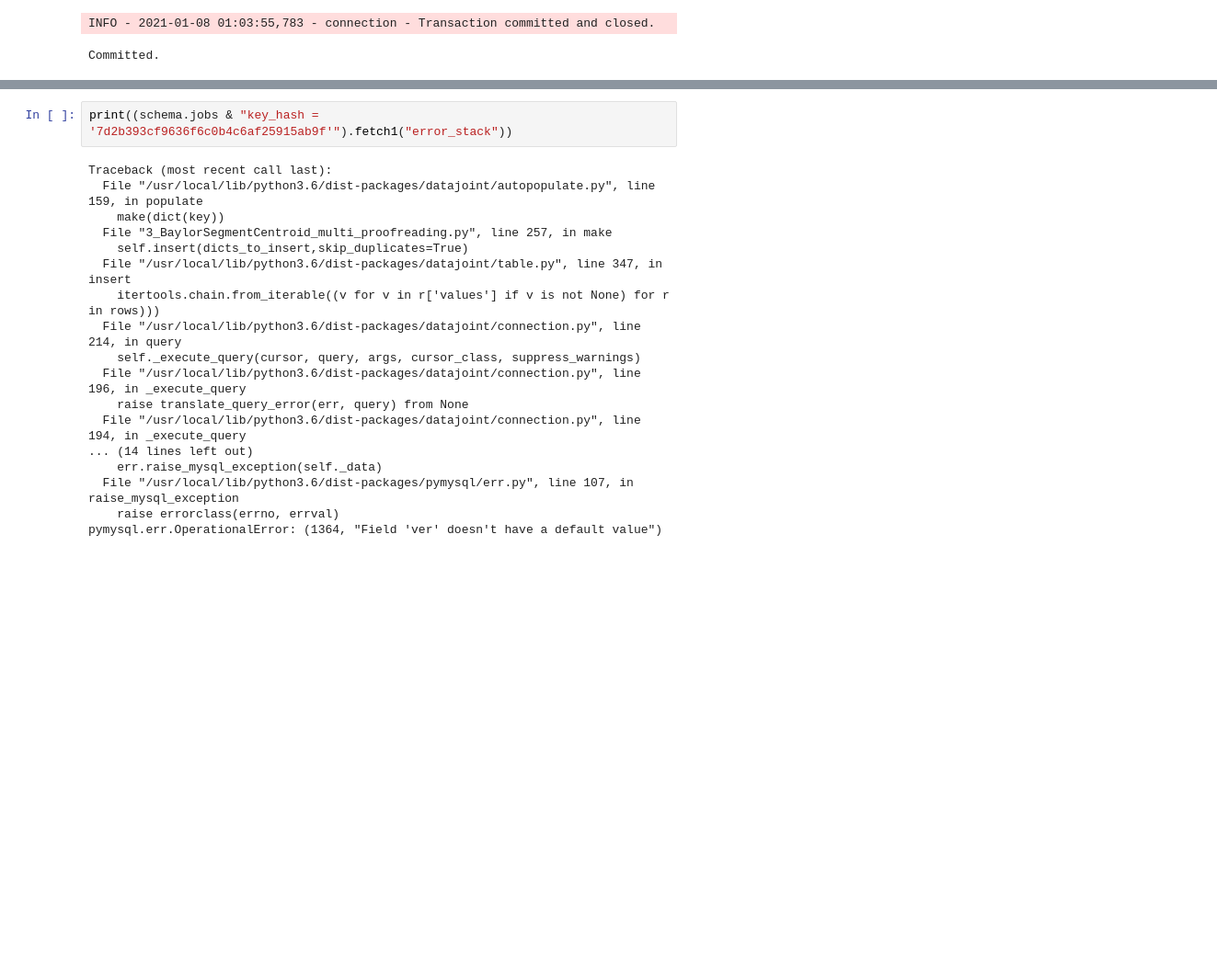
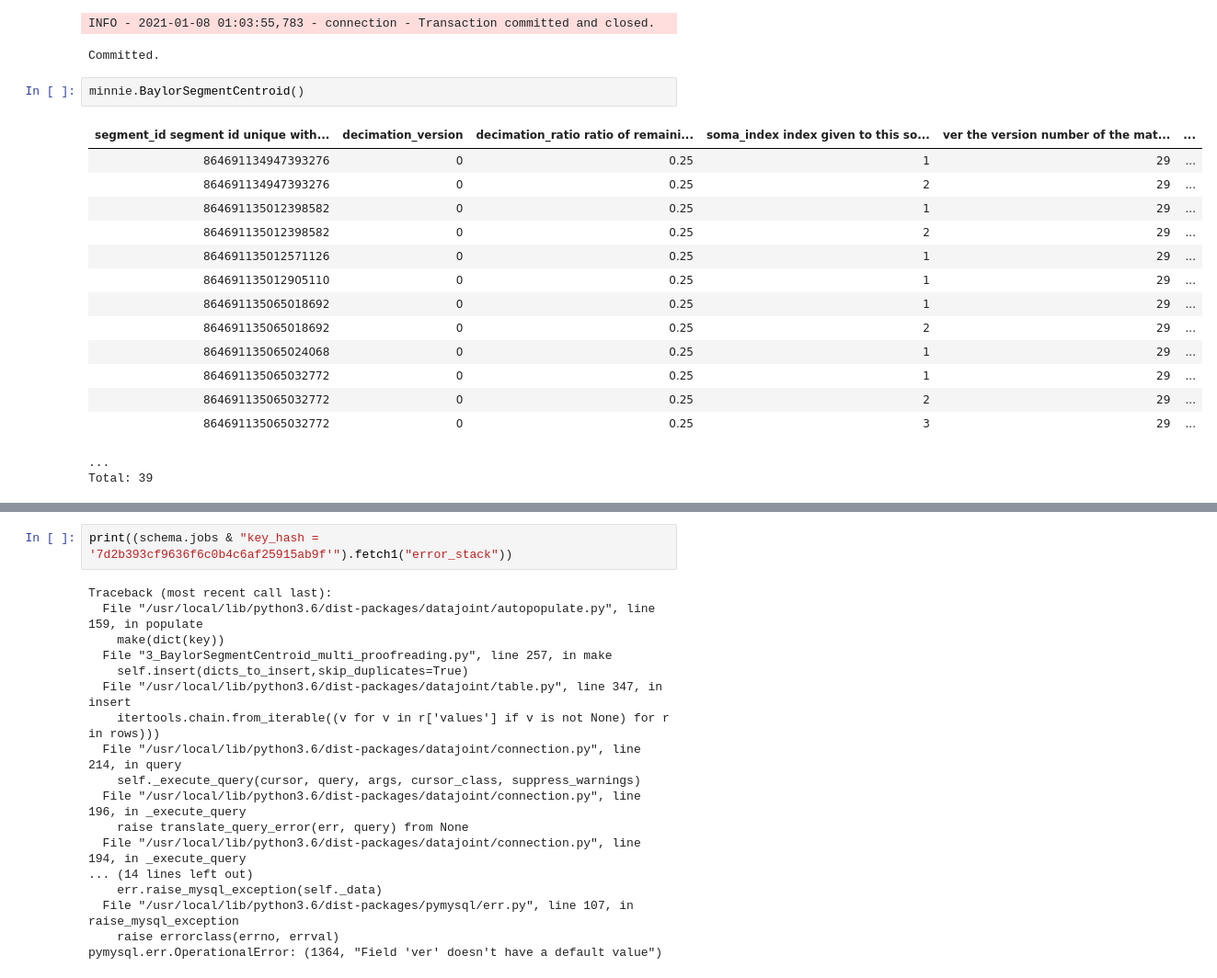
Before and after one commit to celiibrendan/neuron_mesh_tools, a Jupyter notebook: Auto_Proofreading/Preprocessing_Pipeline/Inspecting_Proofreading_Pipeline.ipynb, the cells around one changed output, grey strips where cells are left out. Shown: that part at 92% size. Drawn from its saved outputs; the diff is of its cells as text; blank space fills up the shorter version.

Commit message:
decomposition table added

```diff
--- a/Auto_Proofreading/Preprocessing_Pipeline/Inspecting_Proofreading_Pipeline.ipynb
+++ b/Auto_Proofreading/Preprocessing_Pipeline/Inspecting_Proofreading_Pipeline.ipynb
@@ -101,3 +103,21 @@ About to delete:
 Proceed? [yes, No]: yes
 INFO - 2021-01-08 01:03:55,783 - connection - Transaction committed and closed.
 Committed.
+# %%
+minnie.BaylorSegmentCentroid()
+# %% [output]
+| segment_id segment id unique with... | decimation_version | decimation_ratio ratio of remaini... | soma_index index given to this so... | ver the version number of the mat... | ... |
+| 864691134947393276 | 0 | 0.25 | 1 | 29 | ... |
+| 864691134947393276 | 0 | 0.25 | 2 | 29 | ... |
+| 864691135012398582 | 0 | 0.25 | 1 | 29 | ... |
+| 864691135012398582 | 0 | 0.25 | 2 | 29 | ... |
+| 864691135012571126 | 0 | 0.25 | 1 | 29 | ... |
+| 864691135012905110 | 0 | 0.25 | 1 | 29 | ... |
+| 864691135065018692 | 0 | 0.25 | 1 | 29 | ... |
+| 864691135065018692 | 0 | 0.25 | 2 | 29 | ... |
+| 864691135065024068 | 0 | 0.25 | 1 | 29 | ... |
+| 864691135065032772 | 0 | 0.25 | 1 | 29 | ... |
+| 864691135065032772 | 0 | 0.25 | 2 | 29 | ... |
+| 864691135065032772 | 0 | 0.25 | 3 | 29 | ... |
+...
+Total: 39
```
Also changed, not shown: parts of 15 cells of this notebook, 2 other files.
